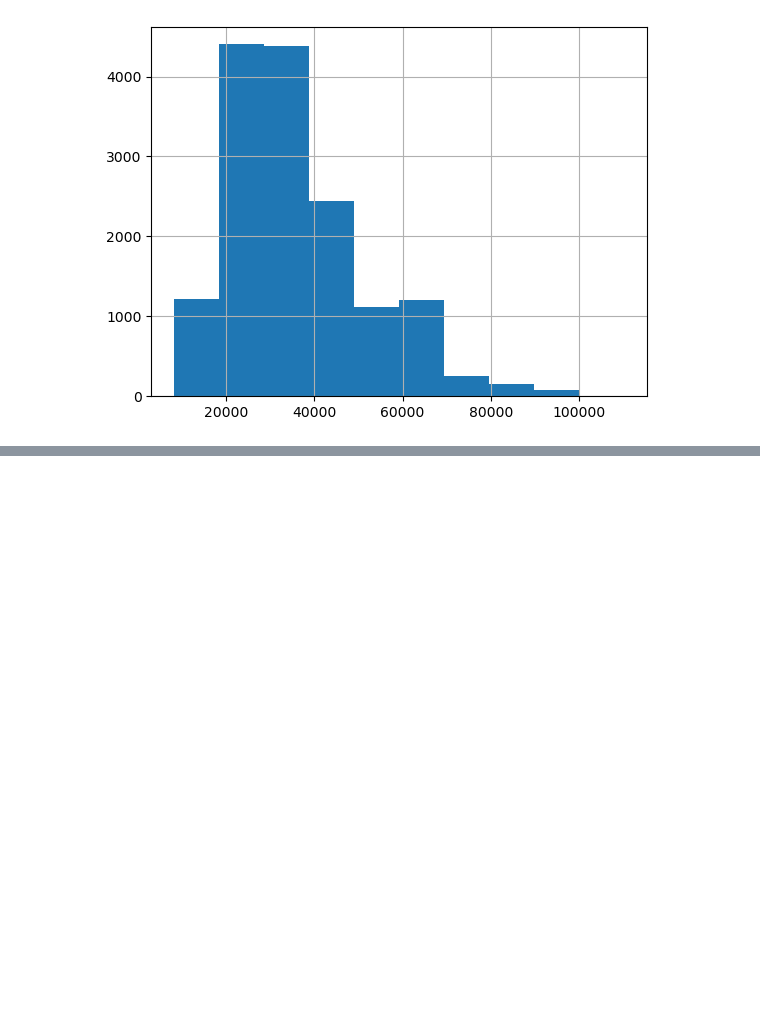
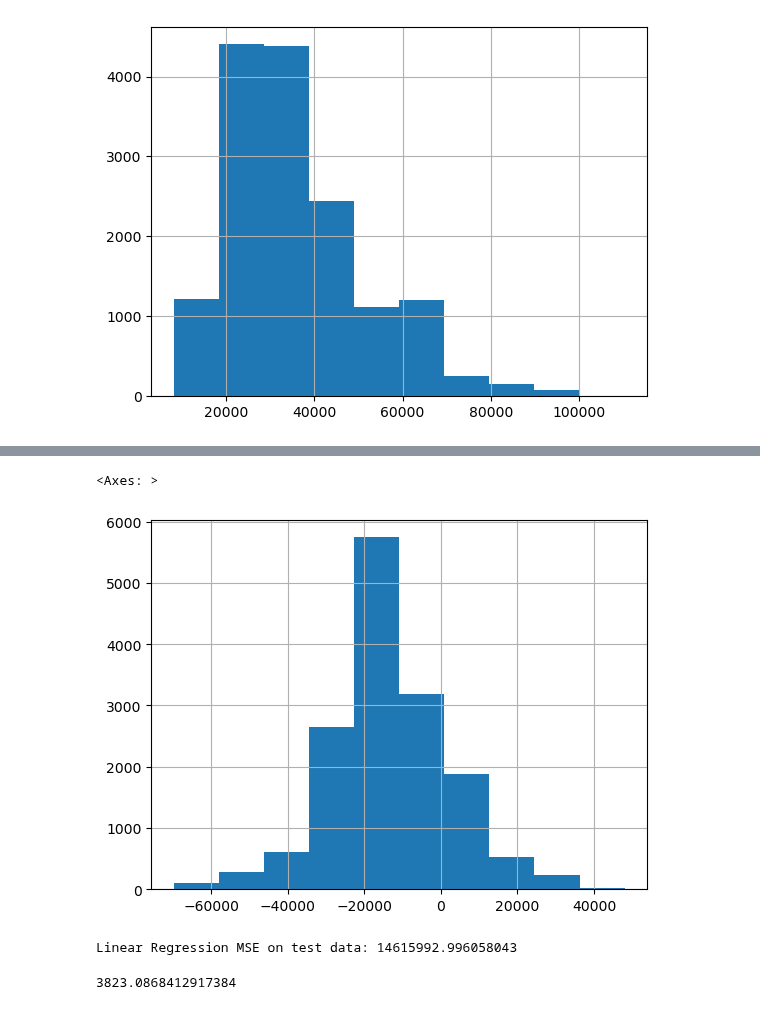
Before and after one commit to ethanrwong/Marketing-Analytics-Group-Project, a Jupyter notebook: Adding Sentiment Scores.ipynb, the cells around one changed output, grey strips where cells are left out. Cells and saved outputs as stored; diff of their text form; code cells hidden in the pictures; blank space fills up the shorter version.

Commit message:
Regression code

```diff
--- a/Adding Sentiment Scores.ipynb
+++ b/Adding Sentiment Scores.ipynb
@@ -82,6 +90,6 @@ df['Depreciated Value'] = df.apply(apply_dep, axis=1)
 # %%
-df = pd.read_csv('final_cleaned.csv', index_col = False).drop(columns = ['Unnamed: 0.1', 'Unnamed: 0'])
-df.to_csv('final_cleaned.csv', in)
+df = pd.read_csv('final_cleaned.csv', index_col = False)
+df
 # %% [output]
 |  | id | Car Brand | Car Model | Year | Review | Rating | Value Rating | Performance Rating | ... |
 | 0 | 0 | honda | accord | 2010 | I've driven my LX over 13 years a... | 5.0 | 5.0 | 5.0 | ... |
@@ -98,0 +185,4 @@ df.to_csv('final_cleaned.csv', in)
+# %%
+y_pred_full = best_xgb_model.predict(X)
+df['Predicted Depreciated Value'] = y_pred_full
+df.head()
@@ -98,0 +258,33 @@ df.to_csv('final_cleaned.csv', in)
+# %%
+selected_topics = ['Topic_0', 'Topic_2', 'Topic_3', 'Topic_4', 'Topic_5', 'Topic_7', 'Topic_8', 'Topic_9']
+
+df['Sentiment Bin'] = pd.cut(df['Sentiment Score'], bins=10)
+sentiment_counts = df['Sentiment Bin'].value_counts(normalize=True)
+sentiment_weights = {interval: 1 / freq for interval, freq in sentiment_counts.items()}
+
+df['Weighted Sentiment Score'] = df.apply(
+    lambda row: row['Sentiment Score'] * sentiment_weights.get(row['Sentiment Bin'], 1), axis=1
+)
+
+for topic in selected_topics:
+    df[f'{topic}_Weighted'] = df[topic] * df['Weighted Sentiment Score']
+
+weighted_topic_features = [f'{topic}_Weighted' for topic in selected_topics]
+features = functional_features + weighted_topic_features + ['Weighted Sentiment Score'] + [col for col in car_data_encoded.columns if col.startswith('Car Brand_')]
+X = car_data_encoded[features]
+
+price_model = LinearRegression()
+price_model.fit(X, y_price)
+y_pred = price_model.predict(X)
+
+r2 = r2_score(y_price, y_pred)
+rmse = np.sqrt(mean_squared_error(y_price, y_pred))
+
+
+price_coefficients = dict(zip(X.columns, price_model.coef_))
+print({
+    "Model Coefficients": price_coefficients,
+    "Intercept": price_model.intercept_,
+    "R^2": r2,
+    "RMSE": rmse
+})
@@ -98,0 +310,2 @@ df.to_csv('final_cleaned.csv', in)
+# %%
+df['Experiential'] = df['Average KBB Fair Price ($)'] - (df['Average MSRP Price ($)'] - df['Predicted Depreciated Value'])
@@ -98,0 +351,33 @@ df.to_csv('final_cleaned.csv', in)
+# %%
+df['Experiential'].hist()
+# %% [output]
+<Axes: >
+[figure, added]
+# %%
+X = df[['Horsepower (hp)', 'Curb Weight (lbs)', 'Combined MPG', 'Fuel Capacity (gallons)', 'Drivetrain', 'Recommended Fuel', 'Age']]
+y = df['Depreciated Value']
+
+X = pd.get_dummies(X, columns=['Drivetrain', 'Recommended Fuel'], drop_first=True)
+
+# Split data into training and test sets
+X_train, X_test, y_train, y_test = train_test_split(X, y, test_size=0.2, random_state=48)
+
+# Define the pipeline with scaling and linear regression
+pipeline = Pipeline([
+    ('scaler', StandardScaler()),  # Step 1: Normalize the data
+    ('lr', LinearRegression())     # Step 2: Linear Regression model
+])
+
+# Fit the pipeline
+pipeline.fit(X_train, y_train)
+
+# Predict and evaluate the model
+y_pred_lr = pipeline.predict(X_test)
+mse_lr = mean_squared_error(y_test, y_pred_lr)
+print(f'Linear Regression MSE on test data: {mse_lr}')
+# %% [output]
+Linear Regression MSE on test data: 14615992.996058043
+# %%
+14615992.996058043**0.5
+# %% [output]
+3823.0868412917384
```
Also changed, not shown: parts of 18 cells of this notebook, 1 other file.
